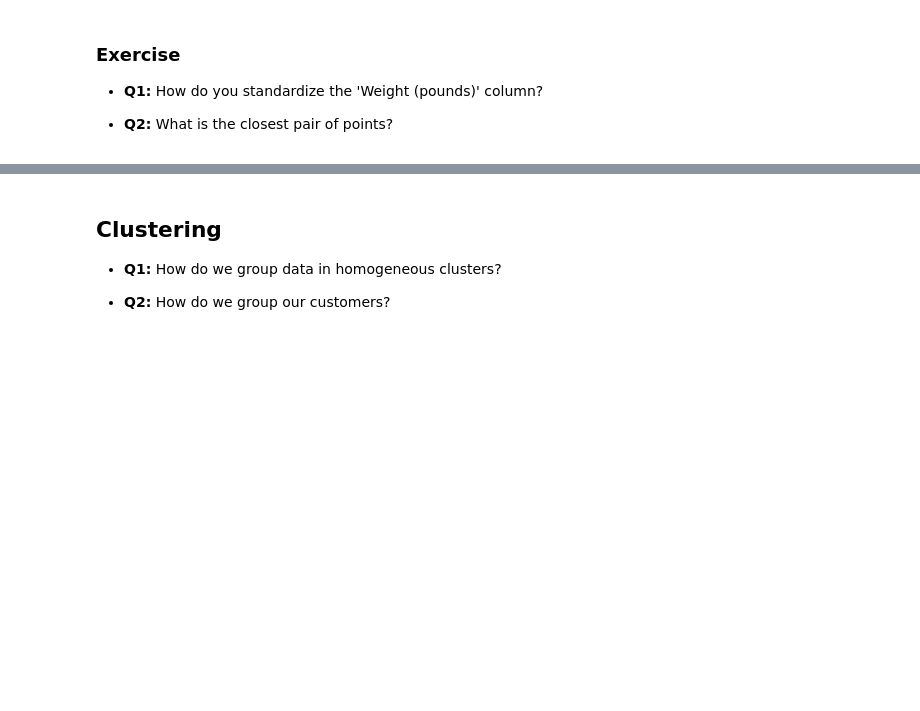
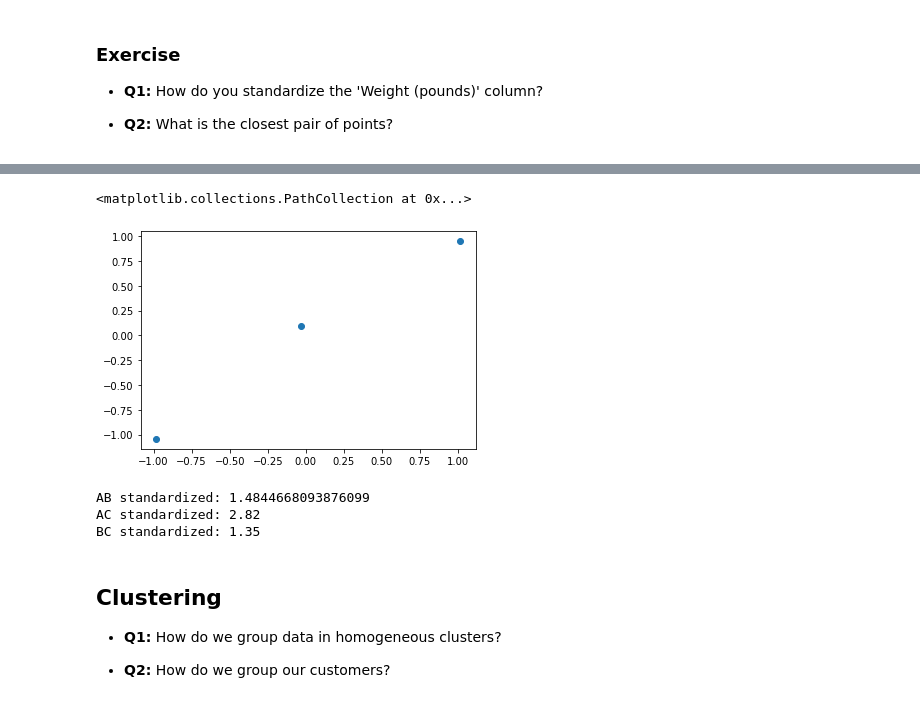
Before and after one commit to steguar/DAIL, a Jupyter notebook: Lecture_3/Lecture_3_RFM_model.ipynb, the cells around one changed output, grey strips where cells are left out. Cells and saved outputs as stored; diff of their text form; code cells hidden in the pictures; blank space fills up the shorter version.

```diff
--- a/Lecture_3/Lecture_3_RFM_model.ipynb
+++ b/Lecture_3/Lecture_3_RFM_model.ipynb
@@ -170,3 +170,5 @@ fig.show()
 * **Q1:** How do you standardize the 'Weight (pounds)' column?
 
 * **Q2:** What is the closest pair of points?
+# %%
+df['z_pounds'] = ( df['Weight (pounds)'] - df['Weight (pounds)'].mean()) / df['Weight (pounds)'].std()
@@ -173,3 +182,21 @@ fig.show()
+# %%
+plt.scatter(df['z_pounds'],df['z_inches'])
+# %% [output]
+<matplotlib.collections.PathCollection at 0x...>
+[figure, added]
+# %%
+# centimeters
+A_z = [ df['z_inches'][0], df['z_pounds'][0] ]
+B_z = [ df['z_inches'][1], df['z_pounds'][1] ]
+C_z = [ df['z_inches'][2], df['z_pounds'][2] ]
+
+print("AB standardized:", distance(A_z,B_z))
+print(f"AC standardized: {distance(A_z,C_z):.2f}")
+print(f"BC standardized: {distance(B_z,C_z):.2f}")
+# %% [output]
+AB standardized: 1.4844668093876099
+AC standardized: 2.82
+BC standardized: 1.35
 # %%
 ### The code goes here!
 # %% [markdown]
```
Also changed, not shown: parts of 14 cells of this notebook, 4 other files.
